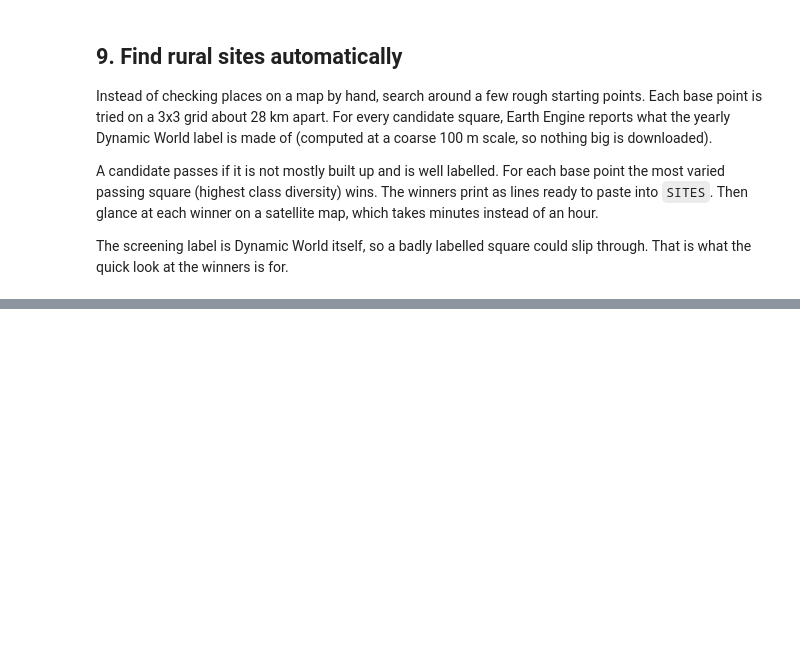
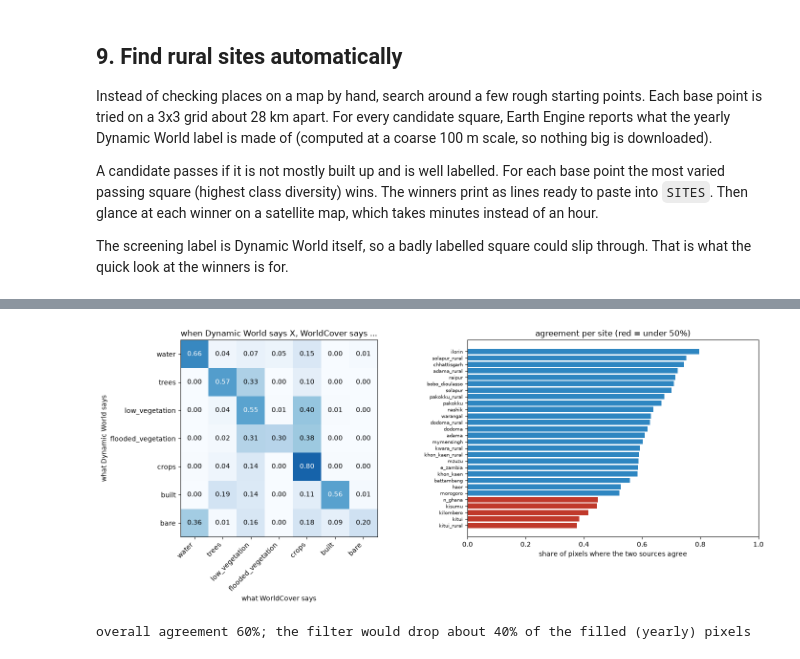
Before and after one commit to Yash-Annapure/Deep_learning_project, a Jupyter notebook: 01_data_export.ipynb, the cells around one changed output, grey strips where cells are left out. Drawn from its saved outputs; the diff is of its cells as text; code cells hidden in the pictures; blank space fills up the shorter version.

```diff
--- a/01_data_export.ipynb
+++ b/01_data_export.ipynb
@@ -422,0 +599,16 @@ n_ghana: 8/9 passed; winner (9.6552, -1.0924) built 0.00 labelled 1.00 {'shrub_a
+# %%
+from lulc import CLASSES as CLASSES7, REMAP
+
+hits = np.zeros(len(CLASSES7)); seen = np.zeros(len(CLASSES7))
+for name, lat, lon, role in SITES:
+    yf, wf = f"data/yearly/{name}_{YEAR}.npz", f"data/worldcover/{name}.npz"
+    if not (os.path.exists(yf) and os.path.exists(wf)):
+        continue
+    a, b = REMAP[np.load(yf)["label"]], REMAP[np.load(wf)["label"]]      # both in our 7 classes (255 = ignore)
+    both = (a != 255) & (b != 255)
+    print(f"{name:18s} agree on {(a == b)[both].mean():.2f} of the pixels both sources label")
+    for c in range(len(CLASSES7)):
+        seen[c] += (a == c).sum(); hits[c] += ((a == c) & (b == c)).sum()
+print("\nwhen Dynamic World says ..., WorldCover says the same:")
+for c, n in enumerate(CLASSES7):
+    print(f"  {n:20s} {hits[c] / max(seen[c], 1):.2f}   ({int(seen[c]):,} pixels)")
@@ -422,0 +640,35 @@ n_ghana: 8/9 passed; winner (9.6552, -1.0924) built 0.00 labelled 1.00 {'shrub_a
+# %%
+agree_pairs = {}                                    # site -> (Dynamic World yearly label, WorldCover label), both in our 7 classes
+cm_dw_wc = np.zeros((len(CLASSES7), len(CLASSES7)))  # rows: what Dynamic World says, columns: what WorldCover says
+for name, lat, lon, role in SITES:
+    yf, wf = f"data/yearly/{name}_{YEAR}.npz", f"data/worldcover/{name}.npz"
+    if not (os.path.exists(yf) and os.path.exists(wf)):
+        continue
+    a, b = REMAP[np.load(yf)["label"]], REMAP[np.load(wf)["label"]]
+    agree_pairs[name] = (a, b)
+    both = (a != 255) & (b != 255)
+    cm_dw_wc += np.bincount(a[both].astype(int) * len(CLASSES7) + b[both].astype(int),
+                            minlength=len(CLASSES7) ** 2).reshape(len(CLASSES7), len(CLASSES7))
+site_agree = {n: float((a == b)[(a != 255) & (b != 255)].mean()) for n, (a, b) in agree_pairs.items()}
+
+rows = cm_dw_wc / np.maximum(cm_dw_wc.sum(1, keepdims=True), 1)
+fig, ax = plt.subplots(1, 2, figsize=(15, 6), gridspec_kw={"width_ratios": [1.1, 1]})
+ax[0].imshow(rows, cmap="Blues", vmin=0, vmax=1)
+ax[0].set_xticks(range(len(CLASSES7))); ax[0].set_xticklabels(CLASSES7, rotation=45, ha="right")
+ax[0].set_yticks(range(len(CLASSES7))); ax[0].set_yticklabels(CLASSES7)
+ax[0].set_xlabel("what WorldCover says"); ax[0].set_ylabel("what Dynamic World says")
+ax[0].set_title("when Dynamic World says X, WorldCover says ...")
+for i in range(len(CLASSES7)):
+    for j in range(len(CLASSES7)):
+        ax[0].text(j, i, f"{rows[i, j]:.2f}", ha="center", va="center", color="white" if rows[i, j] > 0.5 else "black")
+order = sorted(site_agree, key=site_agree.get)
+ax[1].barh(order, [site_agree[s] for s in order], color=["#c0392b" if site_agree[s] < 0.5 else "#2e86c1" for s in order])
+ax[1].set_xlim(0, 1); ax[1].set_xlabel("share of pixels where the two sources agree")
+ax[1].set_title("agreement per site (red = under 50%)"); ax[1].tick_params(axis="y", labelsize=7)
+plt.tight_layout()
+plt.show()
+print(f"overall agreement {np.trace(cm_dw_wc) / cm_dw_wc.sum():.0%}; the filter would drop about "
+      f"{1 - np.trace(cm_dw_wc) / cm_dw_wc.sum():.0%} of the filled (yearly) pixels")
+# %% [output]
+[figure, added]
+overall agreement 60%; the filter would drop about 40% of the filled (yearly) pixels
```
Also changed, not shown: parts of 27 cells of this notebook, 4 other files.
